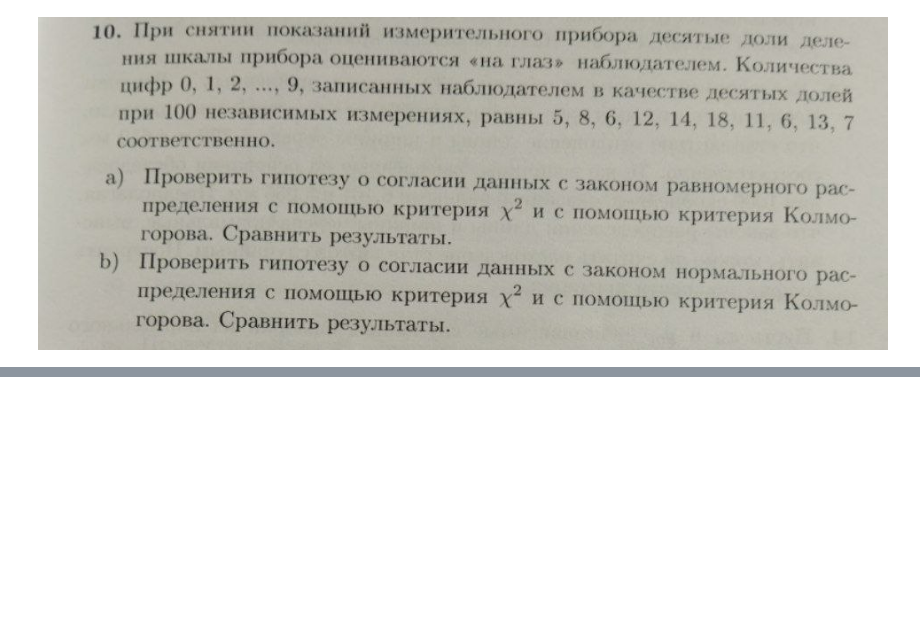
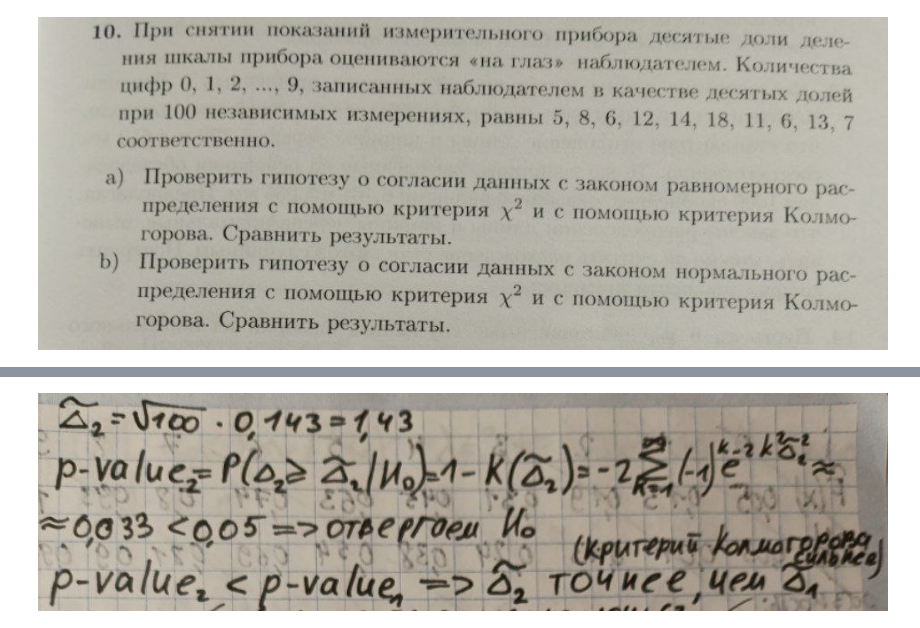
Before and after one commit to Salnikova-Lida/Math_stat_2025_spring, a Jupyter notebook: assignment_1/task10.ipynb, the cells around one changed output, grey strips where cells are left out. Drawn from its saved outputs; the diff is of its cells as text; code cells hidden in the pictures; blank space fills up the shorter version.

```diff
--- a/assignment_1/task10.ipynb
+++ b/assignment_1/task10.ipynb
@@ -6,0 +11,4 @@ Image("images/photo_5350494331657645207_y.jpg")
+# %%
+Image("images/photo_5427352127174470326_y.jpg")
+# %% [output]
+[figure, added]
```
Also changed, not shown: parts of 4 cells of this notebook, 12 other files.
